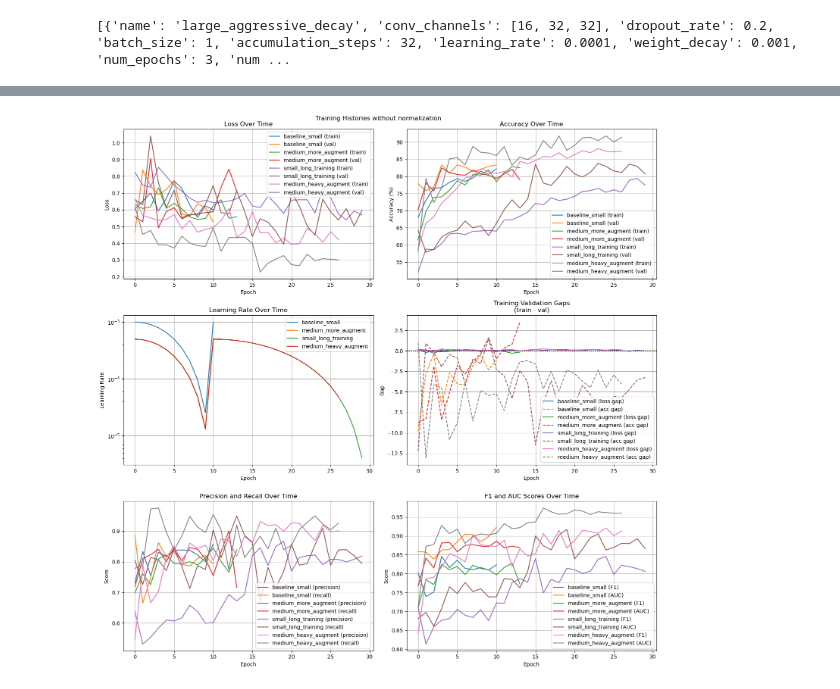
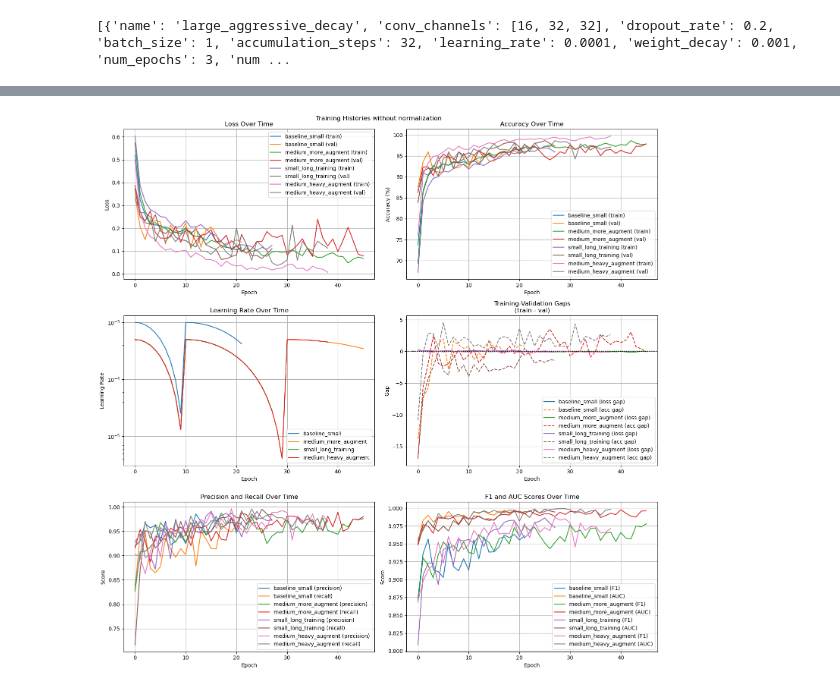
Before and after one commit to TheOrange-cmd/LearningToFly, a Jupyter notebook: BottomCamDetector/training.ipynb, the cells around one changed output, grey strips where cells are left out. Cells and saved outputs as stored; diff of their text form; code cells hidden in the pictures.

```diff
--- a/BottomCamDetector/training.ipynb
+++ b/BottomCamDetector/training.ipynb
@@ -423,35 +373,35 @@ def plot_experiment_histories(histories):
             axes[2,0].plot(history['val_recalls'], label=f'{exp_name} (recall)')
             axes[2,0].set_title('Precision and Recall Over Time')
             axes[2,0].set_xlabel('Epoch')
             axes[2,0].set_ylabel('Score')
             axes[2,0].legend()
             axes[2,0].grid(True)
 
             # F1 and AUC plot
             axes[2,1].plot(history['val_f1_scores'], label=f'{exp_name} (F1)')
             axes[2,1].plot(history['val_auc_scores'], label=f'{exp_name} (AUC)')
             axes[2,1].set_title('F1 and AUC Scores Over Time')
             axes[2,1].set_xlabel('Epoch')
             axes[2,1].set_ylabel('Score')
             axes[2,1].legend()
             axes[2,1].grid(True)
 
     plt.suptitle('Training Histories without normalization')
     plt.tight_layout()
     plt.show()
 
 # Example usage:
-experiment_dir = 'experiments/experiment_20250313_014110'
+experiment_dir = 'experiments/experiment_20250313_122100'
 
 # experiment_dir = 'experiments/experiment_20250313_105140'
 histories, summary = load_experiment_histories(experiment_dir)
 
 # Plot and save
 plot_experiment_histories(
     histories
 )
 # %% [output]
-[figure, old version]
+[figure, new version]
 # %%
 import torch
 import time
```
Also changed, not shown: parts of 7 cells of this notebook, 10 other files.
